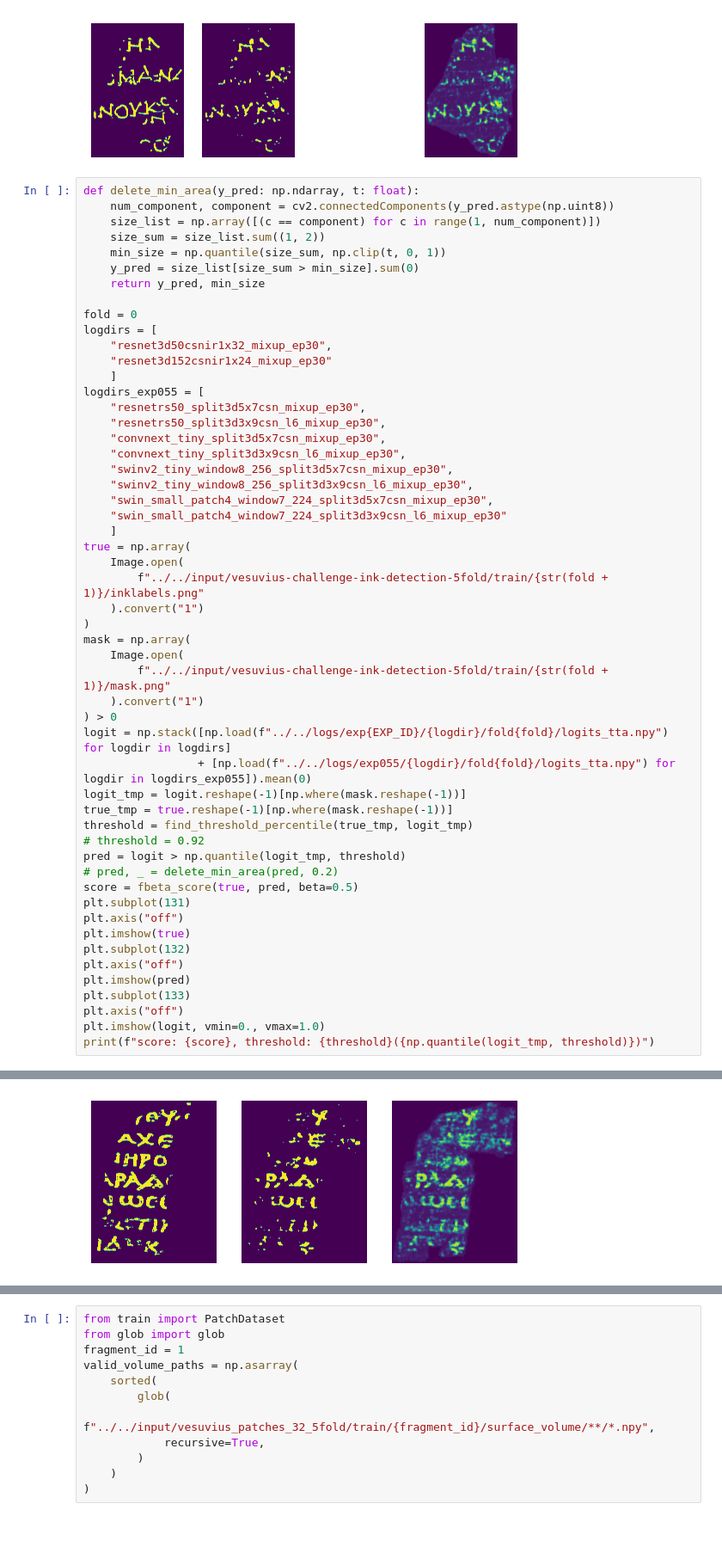
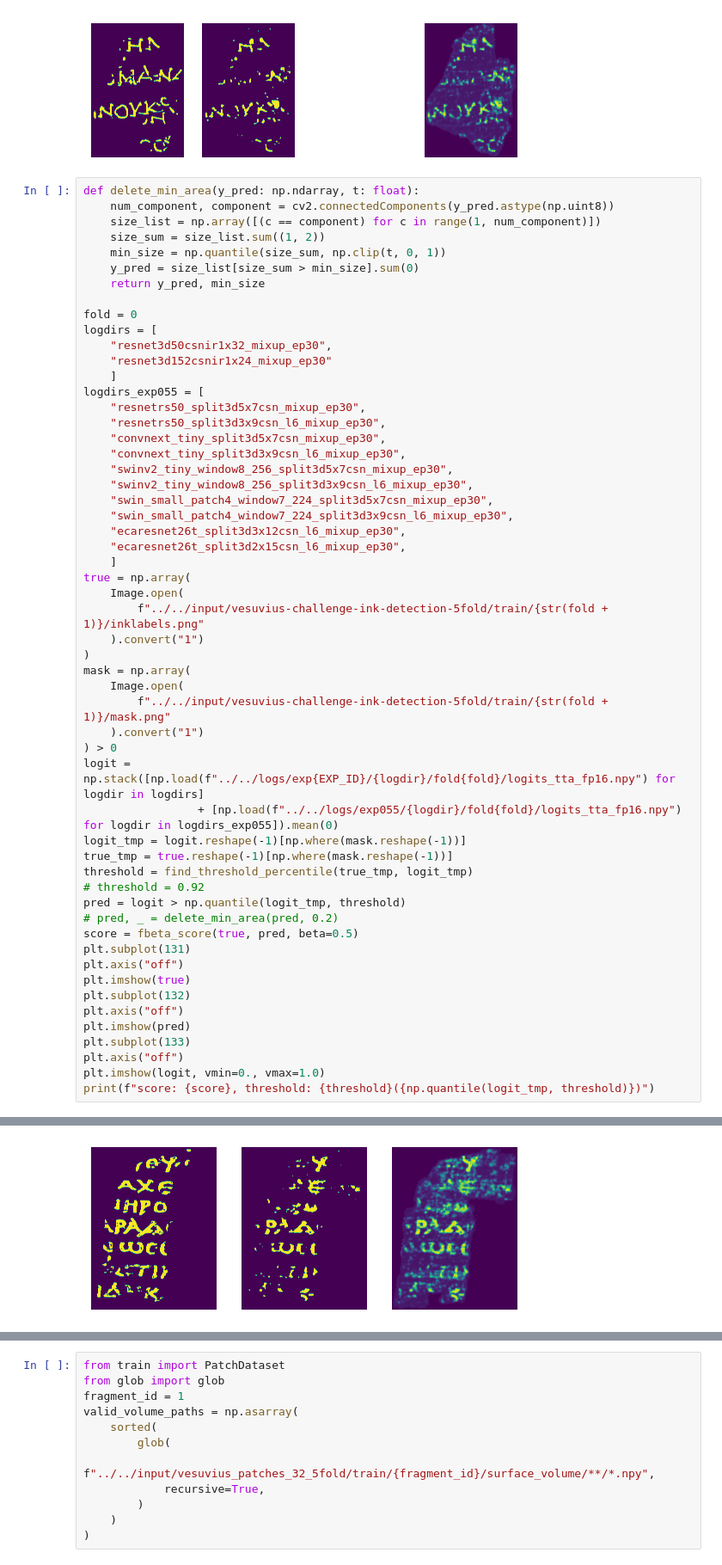
Before and after one commit to mipypf/Vesuvius-Challenge, a Jupyter notebook: tattaka/src/exp056/debug.ipynb, the cells around one changed output, grey strips where cells are left out. Shown: that part at 86% size. Cells and saved outputs as stored; diff of their text form; blank space fills up the shorter version.

```diff
--- a/tattaka/src/exp056/debug.ipynb
+++ b/tattaka/src/exp056/debug.ipynb
@@ -64,7 +58,9 @@ logdirs_exp055 = [
     "swinv2_tiny_window8_256_split3d5x7csn_mixup_ep30",
     "swinv2_tiny_window8_256_split3d3x9csn_l6_mixup_ep30",
     "swin_small_patch4_window7_224_split3d5x7csn_mixup_ep30",
-    "swin_small_patch4_window7_224_split3d3x9csn_l6_mixup_ep30"
+    "swin_small_patch4_window7_224_split3d3x9csn_l6_mixup_ep30",
+    "ecaresnet26t_split3d3x12csn_l6_mixup_ep30",
+    "ecaresnet26t_split3d2x15csn_l6_mixup_ep30",
     ]
 true = np.array(
     Image.open(
@@ -76,8 +72,8 @@ mask = np.array(
         f"../../input/vesuvius-challenge-ink-detection-5fold/train/{str(fold + 1)}/mask.png"
     ).convert("1")
 ) > 0
-logit = np.stack([np.load(f"../../logs/exp{EXP_ID}/{logdir}/fold{fold}/logits_tta.npy") for logdir in logdirs]
-                 + [np.load(f"../../logs/exp055/{logdir}/fold{fold}/logits_tta.npy") for logdir in logdirs_exp055]).mean(0)
+logit = np.stack([np.load(f"../../logs/exp{EXP_ID}/{logdir}/fold{fold}/logits_tta_fp16.npy") for logdir in logdirs]
+                 + [np.load(f"../../logs/exp055/{logdir}/fold{fold}/logits_tta_fp16.npy") for logdir in logdirs_exp055]).mean(0)
 logit_tmp = logit.reshape(-1)[np.where(mask.reshape(-1))]
 true_tmp = true.reshape(-1)[np.where(mask.reshape(-1))]
 threshold = find_threshold_percentile(true_tmp, logit_tmp)
@@ -100 +96 @@ score: 0.6862381885617752, threshold: 0.895800781250001(0.571236252784729)
-[figure, old version]
+[figure, new version]
```
Also changed, not shown: parts of 3 cells of this notebook, 9 other files.
